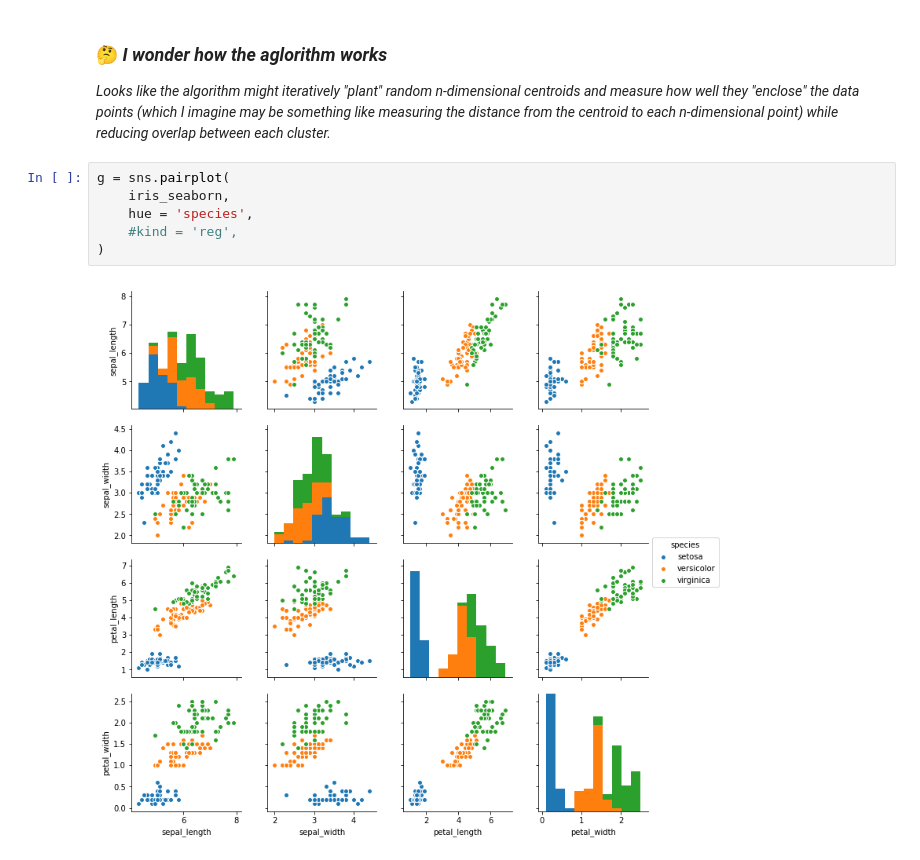
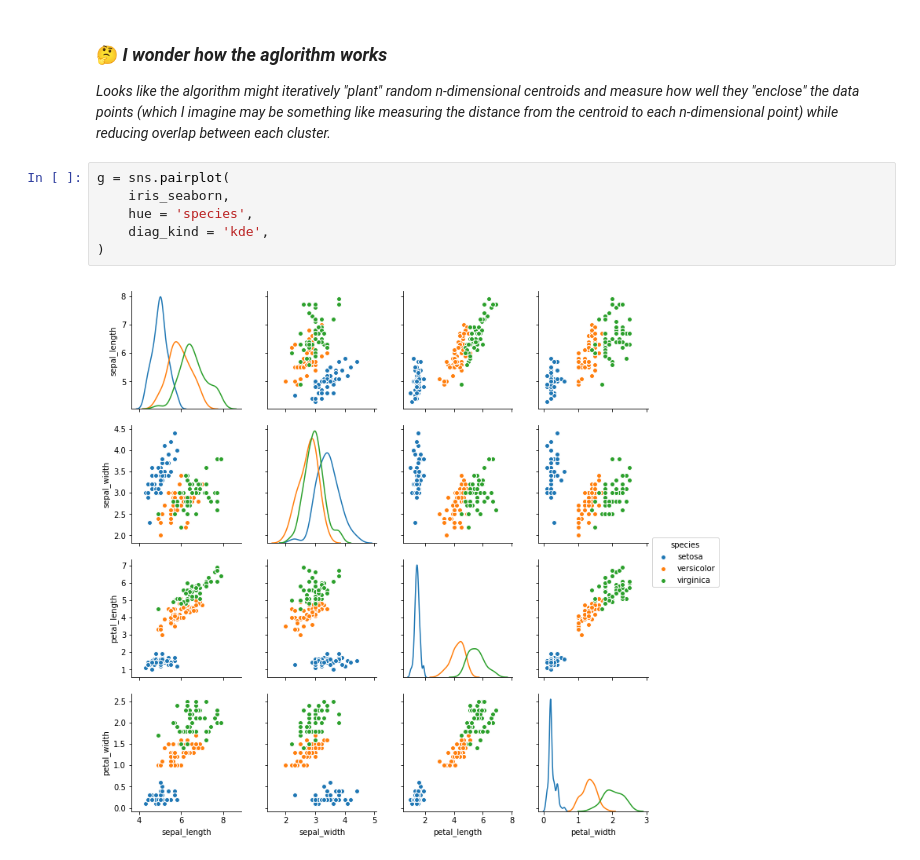
Before and after one commit to paulo-g-martinez/unsupervised-learning-in-python, a Jupyter notebook: unsupervised-learning-in-python.ipynb, the cells around one changed output. Cells and saved outputs as stored; diff of their text form.

```diff
--- a/unsupervised-learning-in-python.ipynb
+++ b/unsupervised-learning-in-python.ipynb
@@ -165,8 +165,8 @@ KMeans(algorithm='auto', copy_x=True, init='k-means++', max_iter=300,
 # %%
 g = sns.pairplot(
     iris_seaborn,
     hue = 'species',
-    #kind = 'reg',
+    diag_kind = 'kde',
 )
 # %% [output]
-[figure, old version]
+[figure, new version]
```
Also changed, not shown: parts of 14 cells of this notebook, 1 other file.
